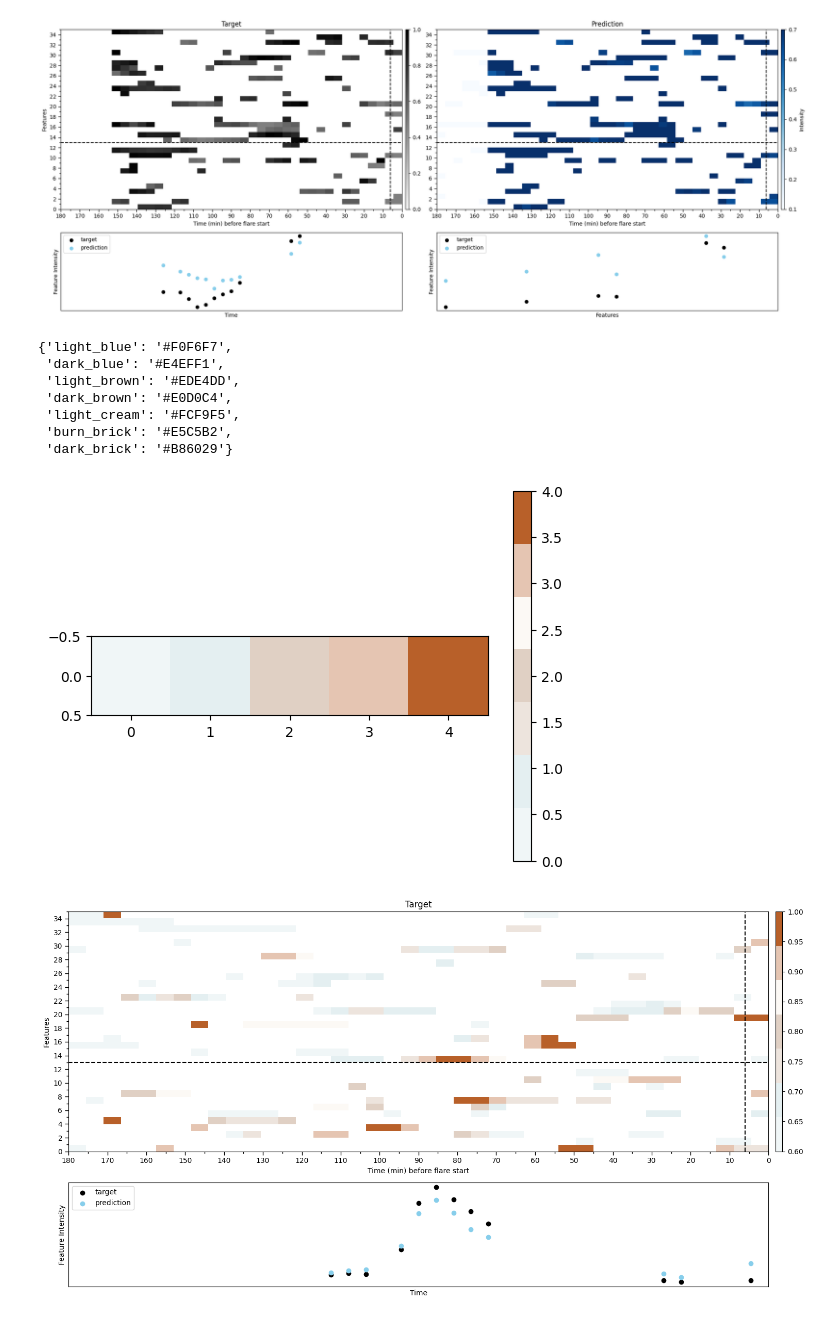
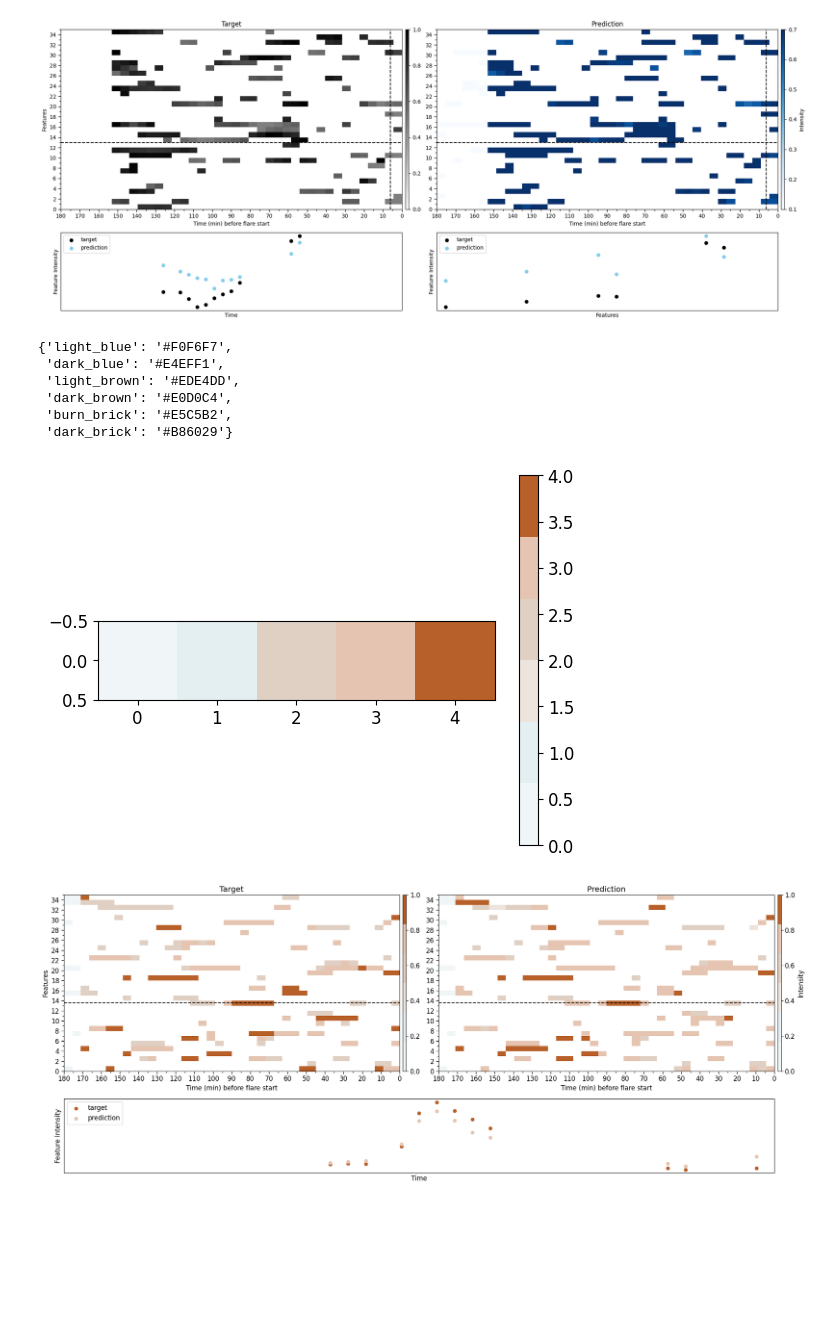
Before and after one commit to brandonlpanos/mvts, a Jupyter notebook: src/plotting.ipynb, the cells around one changed output. Drawn from its saved outputs; the diff is of its cells as text; code cells hidden in the pictures; blank space fills up the shorter version.

```diff
--- a/src/plotting.ipynb
+++ b/src/plotting.ipynb
@@ -135,19 +135,22 @@ plt.show()
 import pickle
 with open('/Users/brandonlpanos/my_colors.pkl', 'rb') as f:
     my_colors = pickle.load(f)
+
+# drop light_cream from the dictionary
+my_colors.pop('light_cream')
 my_colors
 # %% [output]
 {'light_blue': '#F0F6F7',
  'dark_blue': '#E4EFF1',
  'light_brown': '#EDE4DD',
  'dark_brown': '#E0D0C4',
- 'light_cream': '#FCF9F5',
  'burn_brick': '#E5C5B2',
  'dark_brick': '#B86029'}
 # %%
-# create custome color map
+# create custome color map (discrete)
 import matplotlib.pyplot as plt
 from matplotlib.colors import ListedColormap
+import matplotlib as mpl
 
 # Define the hex color values
 hex_colors = [color for name, color in my_colors.items() ]
@@ -159,7 +162,7 @@ custom_cmap = ListedColormap(hex_colors)
 plt.colorbar(plt.imshow([[0, 1, 2, 3, 4]], cmap=custom_cmap))
 plt.show()
 # %% [output]
-[figure, old version]
+[figure, new version]
 # %%
 # select_instance = 5
 # select_feature = 13
@@ -182,39 +185,53 @@ plt.show()
 # prediction_vec_fet = prediction_array[:, vertical_select]
 # target_vec_fet = target_array[:, vertical_select]
 # mask_vec_fet = mask_array[:, vertical_select]
 
-fig = plt.subplots(figsize=(15, 8))
+fig = plt.subplots(figsize=(20, 8))
 gs = gridspec.GridSpec(3, 2)
 
-ax1 = plt.subplot(gs[0:2, :])
+ax1 = plt.subplot(gs[0:2, 0])
 ax1.set_title('Target')
 ax1.set_ylabel('Features')
 ax1.set_xlabel('Time (min) before flare start')
-im1=ax1.imshow(target_array, aspect='auto', cmap=custom_cmap, label='target', extent=[180, 0, 35, 0], vmax=1, vmin=0.6)
-ax1.axvline(x=6, color='k', linestyle='--')
-ax1.axhline(y=select_feature, color='k', linestyle='--')
+im1=ax1.imshow(target_array, aspect='auto', cmap=custom_cmap, label='target', extent=[180, 0, 35, 0], vmin=0., vmax=1)
+ax1.axhline(y=select_feature+0.5, color='k', linestyle='--')
 ax1.xaxis.set_major_locator(MultipleLocator(10))
 ax1.xaxis.set_minor_locator(MultipleLocator(5))
 ax1.yaxis.set_major_locator(MultipleLocator(2))
 ax1.yaxis.set_minor_locator(MultipleLocator(1))
 ax1.tick_params(which='major', length=5,width=1)
 ax1.tick_params(which='minor', length=3,width=1)
 ax1.set_ylim(0,35)
 cbar = plt.colorbar(im1, cax=ax1.inset_axes([1.01, 0, 0.01, 1]), aspect=10)
 
+ax2 = plt.subplot(gs[0:2, 1])
+ax2.set_title('Prediction')
+ax2.set_xlabel('Time (min) before flare start')
+im2 = ax2.imshow(prediction_array, aspect='auto', cmap=custom_cmap, label='prediction', vmin=0., vmax=1, extent=[180, 0, 35, 0])
+ax2.axhline(y=select_feature + 0.5, color='k', linestyle='--')
+ax2.xaxis.set_major_locator(MultipleLocator(10))
+ax2.xaxis.set_minor_locator(MultipleLocator(5))
+ax2.yaxis.set_major_locator(MultipleLocator(2))
+ax2.yaxis.set_minor_locator(MultipleLocator(1))
+ax2.tick_params(which='major', length=5,width=1)
+ax2.tick_params(which='minor', length=3,width=1)
+ax2.set_ylim(0,35)
+cbar = plt.colorbar(im2, cax=ax2.inset_axes([1.01, 0, 0.01, 1]), aspect=10)
+cbar.set_label('Intensity')
+
 ax3 = plt.subplot(gs[2, :])
 ax3.set_xlabel('Time')
 ax3.set_ylabel('Feature Intensity')
-ax3.scatter(range(len(target_vec)), target_vec, c='k', label='target')
-ax3.scatter(range(len(prediction_vec)), prediction_vec, c='skyblue', label='prediction')
+ax3.scatter(range(len(target_vec)), target_vec, c='#B86029', label='target')
+ax3.scatter(range(len(prediction_vec)), prediction_vec, c='#E5C5B2', label='prediction')
 ax3.set_xlim(0,40)
 ax3.legend(loc='upper left')
 ax3.set_yticks([])
 ax3.set_xticks([])
 
 
 plt.tight_layout()
-# plt.savefig(f'../experiments/pretrained_unity_simple/figs/autoregressive_denoising_unity_simple_{ref}.png', dpi=300, bbox_inches='tight')
+plt.savefig(f'/Users/brandonlpanos/papers/transformer/figs/denoising.png', dpi=300, bbox_inches='tight')
 plt.show()
 # %% [output]
-[figure, old version]
+[figure, new version]
```
